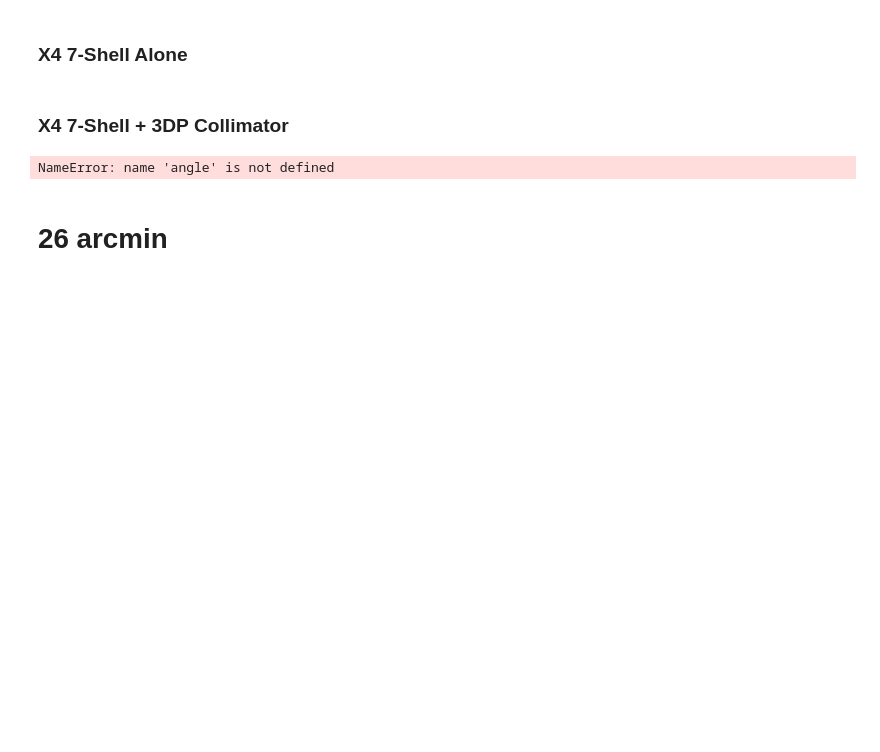
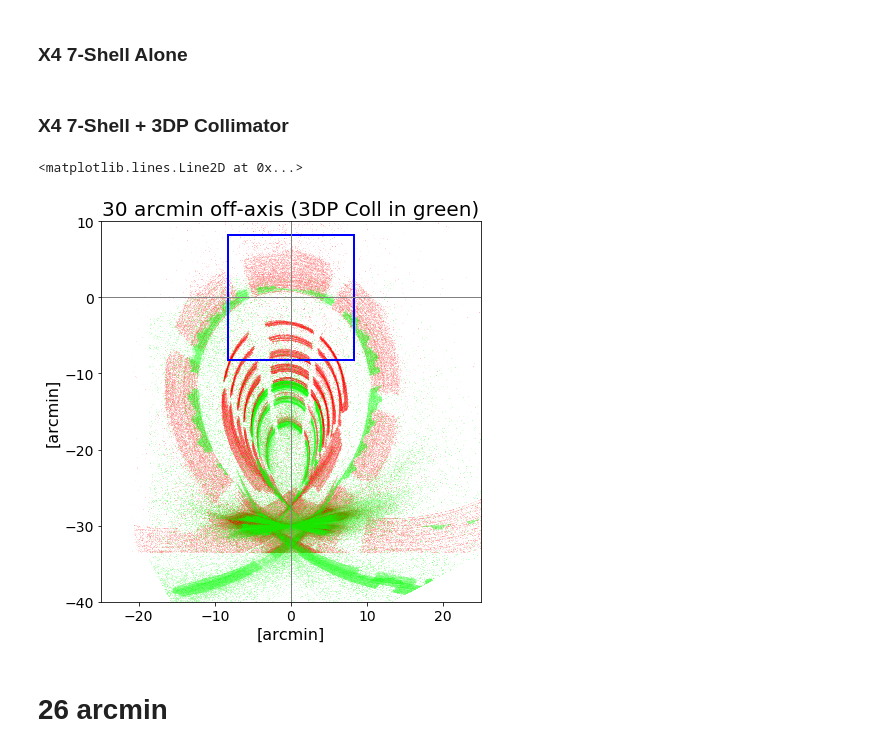
Before and after one commit to pymilo/Milo_CCD_Cal, a Jupyter notebook: Notebooks/GhostRays_3DPCollimator.ipynb, the cells around one changed output. Saved outputs shown, nothing was run; the diff lists cells and outputs as text; code cells hidden in the pictures; blank space fills up the shorter version.

```diff
--- a/Notebooks/GhostRays_3DPCollimator.ipynb
+++ b/Notebooks/GhostRays_3DPCollimator.ipynb
@@ -104,36 +104,37 @@ DarksC = (Darks1 + Darks2)*0.5
 '''Data'''
 CF_Xm0_Ym30 = fits.open('/Volumes/Pandora/FOXSI/OpCal/FOXSI-3_2018Mar/X4-7Shells+3DPCollimator/CCD/Ghost_Rays/FOXSI3_X4+3DC_CCD_T9Sx6_30kV_0p85mA_+10arcminX_-30arcminY.fits')
 CD_X0_Ym30 = np.average(CF_Xm0_Ym30[0].data, axis=0)
-DX4C_X0_Ym30 = skimage.transform.rotate(((CD_X0_Ym30-DarksC)/(CD_X0_Ym30-DarksC).max()),angle,center=(X1,Y1))
+DX4C_X0_Ym30 = skimage.transform.rotate(((CD_X0_Ym30-DarksC)/(CD_X0_Ym30-DarksC).max()),angle1,center=(X1,Y1))
-# %% [output]
-NameError: name 'angle' is not defined
 # %%
 '''Plotting'''
 fig = plt.figure(figsize=(10,7))
 ax = fig.add_subplot(111, aspect='equal')
 
 ax.imshow(DX4_X0_Ym30, origin='lower',cmap=tred,
            norm=matplotlib.colors.LogNorm(),
           extent=[-X0*s.value+X,(-X0+resol)*s.value+X,-Y0*s.value+Y,(-Y0+resol)*s.value+Y],
           vmin=0.002,vmax=0.05)
 
 ax.imshow(DX4C_X0_Ym30, origin='lower',cmap=tgreen,
            norm=matplotlib.colors.LogNorm(),
           extent=[-X1*s.value+X,(-X1+resol)*s.value+X,-Y1*s.value+Y,(-Y1+resol)*s.value+Y],
           vmin=0.001,vmax=0.05)
 
-rect = patches.Rectangle((-4.125,-4.125),8.25,8.25,linewidth=2,edgecolor='b',facecolor='none')
+rect = patches.Rectangle((-8.25,-8.25),16.5,16.5,linewidth=2,edgecolor='b',facecolor='none')
 ax.add_patch(rect)
-rect2 = patches.Rectangle((0,-5.955),8.25,8.25,linewidth=2,edgecolor='b',facecolor='none',angle=45)
-ax.add_patch(rect2)
+rect2 = patches.Rectangle((0,-11.667),16.5,16.5,linewidth=2,edgecolor='b',facecolor='none',angle=45)
+#ax.add_patch(rect2)
 ax.set_xlim((-25,25))
 ax.set_ylim((-40,10))
 ax.set_xlabel('[arcmin]',fontsize=16)
 ax.set_ylabel('[arcmin]',fontsize=16)
 ax.set_title('30 arcmin off-axis (3DP Coll in green)', fontsize=20)
 ax.tick_params(labelsize=14)
 ax.axvline(0,color='grey',linewidth=1)
 ax.axhline(0,color='grey',linewidth=1)
+# %% [output]
+<matplotlib.lines.Line2D at 0x...>
+[figure, added]
 # %%
 # Squared detector:
 CX0, CY0 = int(X0 + abs(X)/s.value), int(Y0 + abs(Y)/s.value)
```
Also changed, not shown: 2 other files.
